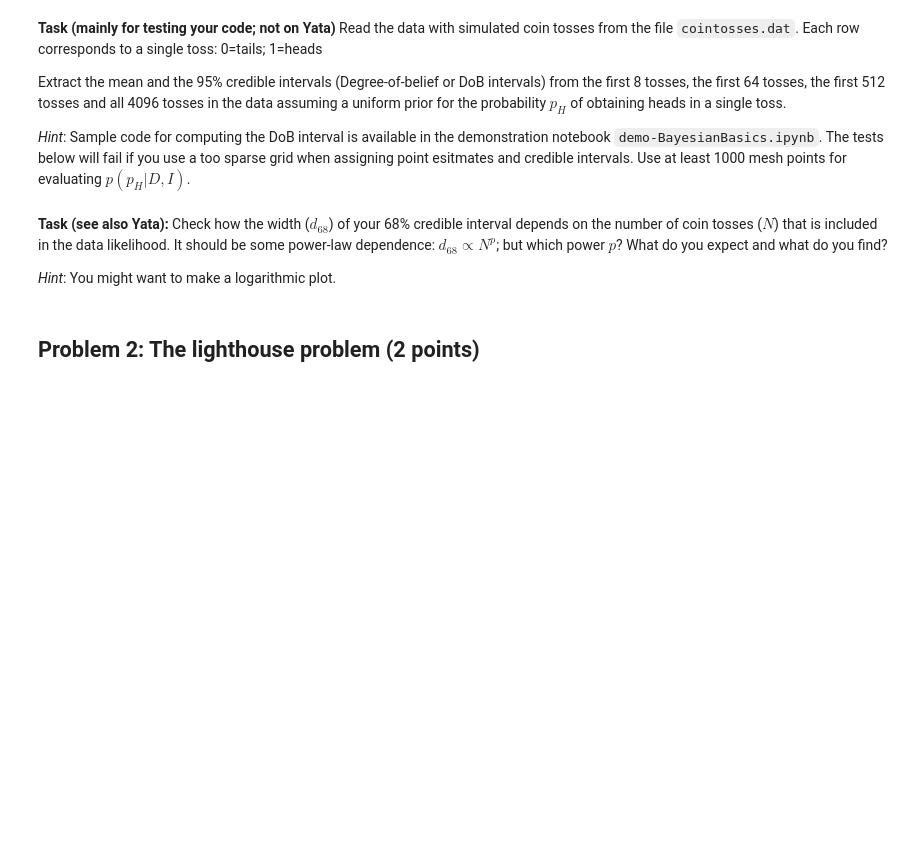
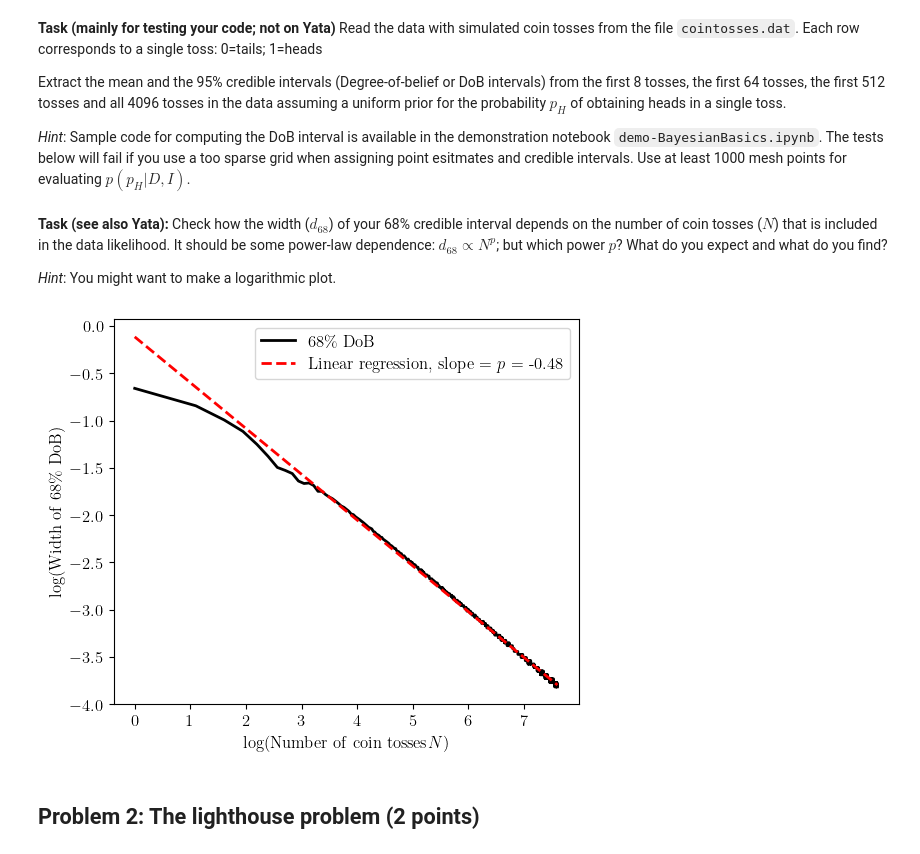
Before and after one commit to stommen/tif285, a Jupyter notebook: hand-ins/pub/ProblemSets/Set2/TIF285_ps2_basic_problems.ipynb, the cells around one changed output. Saved outputs shown, nothing was run; the diff lists cells and outputs as text; code cells hidden in the pictures; blank space fills up the shorter version.

```diff
--- a/hand-ins/pub/ProblemSets/Set2/TIF285_ps2_basic_problems.ipynb
+++ b/hand-ins/pub/ProblemSets/Set2/TIF285_ps2_basic_problems.ipynb
@@ -183,3 +208,33 @@ assert np.abs(dob95[1]-0.5033)<0.001
+# %%
+# Explore the dependence of the width of the 95% DoB on the number of coin tosses.
+#
+# YOUR CODE HERE
+#
+
+### Initialize number of tosses and width arrays
+n_tosses = np.linspace(1, 2001, 1001)
+width_68 = np.zeros_like(n_tosses)
+
+### Calculate the width of the 68% DoB for each number of tosses
+### Index -2 is used to get the 68% DoB, 1 and 0 are the upper and lower limits
+width_68 = [bayesian_analysis_coin_flips(data[:int(n)])[-2][1] - bayesian_analysis_coin_flips(data[:int(n)])[-2][0] for n in n_tosses]
+
+### Plot the log of the width of the 68% DoB as a function of the log of the number of coin tosses
+plt.figure(figsize=(6,5))
+plt.plot(np.log(n_tosses), np.log(width_68), 'k-', lw=2, label=r'$68 \%$ DoB')
+
+### Plot a linear regression to find the slope
+reg = stats.linregress(np.log(n_tosses), np.log(width_68))
+slope, intercept = reg.slope, reg.intercept
+plt.plot(np.log(n_tosses), slope*np.log(n_tosses) + intercept, 'r--', lw=2, label=f'Linear regression, slope = $p$ = {slope:.2f}')
+
+### Legends and labels
+plt.xlabel(r'$\log(\mathrm{Number\ of\ coin\ tosses} N)$', fontsize=font_size)
+plt.ylabel(r'$\log(\mathrm{Width\ of\ 68\%\ DoB})$', fontsize=font_size)
+plt.legend(fontsize=font_size)
+plt.show()
+# %% [output]
+[figure, added]
 # %% [markdown]
 ## Problem 2: The lighthouse problem (2 points)
 # %% [markdown]
```
Also changed, not shown: parts of 32 cells of this notebook.
